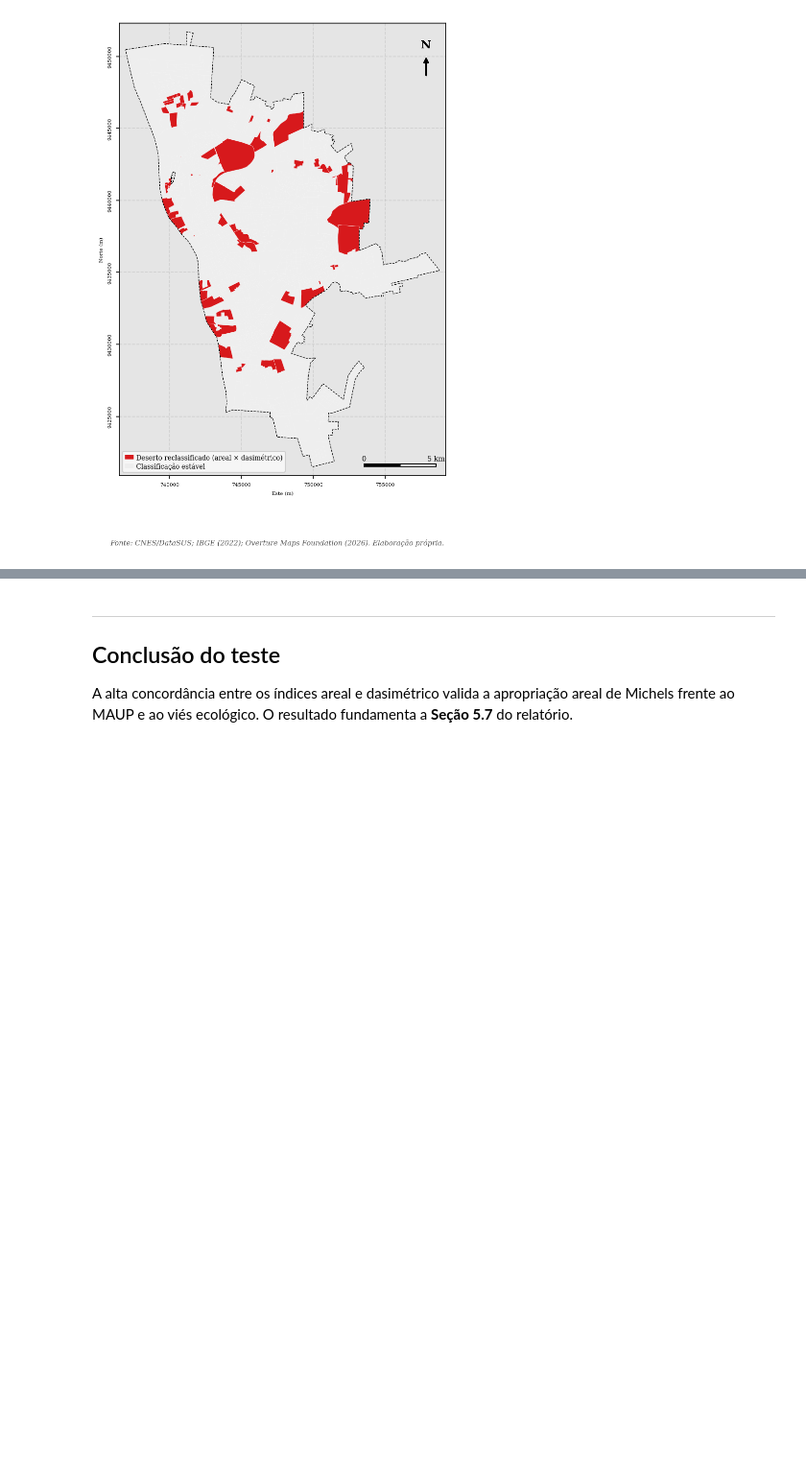
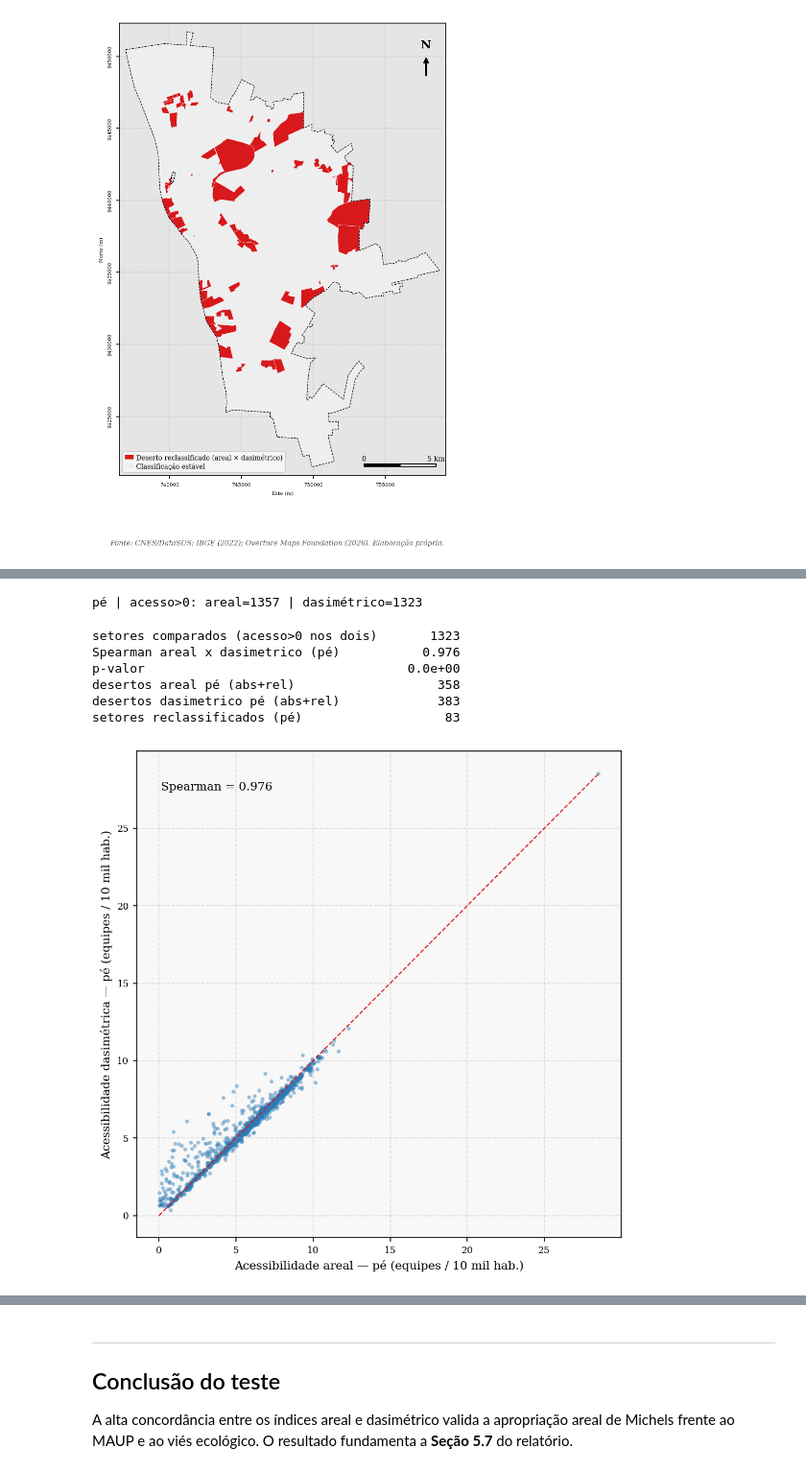
Before and after one commit to felipedantas-pi/ae2sfca-ubs, a Jupyter notebook: notebooks/05.2_Robustez_Dasimetrica.ipynb, the cells around one changed output, grey strips where cells are left out. Shown at 96% size. Saved outputs shown, nothing was run; the diff lists cells and outputs as text; code cells hidden in the pictures; blank space fills up the shorter version.

```diff
--- a/notebooks/05.2_Robustez_Dasimetrica.ipynb
+++ b/notebooks/05.2_Robustez_Dasimetrica.ipynb
@@ -266,0 +278,65 @@ plt.show()
+# %%
+# -- 9. ÍNDICES AREAL × DASIMÉTRICO NO MODO PEDESTRE --------------------------
+# Carrega as isócronas a pé (NB 04.1) e mapeia os pesos de decaimento (mesma lógica do carro).
+iso_pe = gpd.read_parquet(INT_ISOCRONAS / "zonaUrbana_5km_isocronas_pedestre.parquet").to_crs(CRS_METRICO)
+iso_pe["w"] = iso_pe["threshold_nominal"].map(PESOS)
+iso_pe = iso_pe[iso_pe["ubs_id"].isin(oferta[oferta > 0].index)]   # descarta UBS sem equipe
+
+# Reaproveita as MESMAS funções do modo carro — só muda a camada de isócronas.
+# 'res' (pegadas com população redistribuída) é independente do modo.
+setores["acess_areal_pe"] = setores["CD_SETOR"].map(ae2sfca_areal(iso_pe, setores, oferta)).fillna(0)
+setores["acess_dasi_pe"]  = setores["CD_SETOR"].map(ae2sfca_dasi(iso_pe, res, oferta)).fillna(0)
+
+print(f"pé | acesso>0: areal={int((setores['acess_areal_pe']>0).sum())} | "
+      f"dasimétrico={int((setores['acess_dasi_pe']>0).sum())}")
+# %% [output]
+pé | acesso>0: areal=1357 | dasimétrico=1323
+# %%
+# -- 10. COMPARAÇÃO AREAL × DASIMÉTRICO (PEDESTRE) ---------------------------
+LIMIAR_QUANTIL = 0.25   # já definido no modo carro; repetido aqui p/ a célula ser autossuficiente
+
+# considera só setores com acesso nos dois índices (Spearman precisa de pares válidos)
+m_pe = setores[(setores["acess_areal_pe"] > 0) & (setores["acess_dasi_pe"] > 0)]
+rho_pe, p_pe = spearmanr(m_pe["acess_areal_pe"], m_pe["acess_dasi_pe"])
+
+# desertos no formato absoluto + relativo, para os dois índices a pé
+for nome, col in [("areal_pe", "acess_areal_pe"), ("dasi_pe", "acess_dasi_pe")]:
+    limiar = setores.loc[setores[col] > 0, col].quantile(LIMIAR_QUANTIL)
+    setores[f"deserto_{nome}_abs"] = setores[col] == 0
+    setores[f"deserto_{nome}_rel"] = (setores[col] > 0) & (setores[col] <= limiar)
+    setores[f"deserto_{nome}"]     = setores[f"deserto_{nome}_abs"] | setores[f"deserto_{nome}_rel"]
+reclass_pe = int((setores["deserto_areal_pe"] != setores["deserto_dasi_pe"]).sum())
+
+resumo_pe = pd.Series({
+    "setores comparados (acesso>0 nos dois)": len(m_pe),
+    "Spearman areal x dasimetrico (pé)":      round(rho_pe, 3),
+    "p-valor":                                f"{p_pe:.1e}",
+    "desertos areal pé (abs+rel)":            int(setores["deserto_areal_pe"].sum()),
+    "desertos dasimetrico pé (abs+rel)":      int(setores["deserto_dasi_pe"].sum()),
+    "setores reclassificados (pé)":           reclass_pe,
+})
+resumo_pe.to_csv(TABELAS_NB / "nb052_robustez_dasimetrica_comparacao_pe.csv",
+                 sep=";", encoding="utf-8-sig")
+print(resumo_pe.to_string())
+# %% [output]
+setores comparados (acesso>0 nos dois)       1323
+Spearman areal x dasimetrico (pé)           0.976
+p-valor                                   0.0e+00
+desertos areal pé (abs+rel)                   358
+desertos dasimetrico pé (abs+rel)             383
+setores reclassificados (pé)                   83
+# %%
+# -- 11. FIGURA: dispersão areal × dasimétrico (pé), por 10 mil hab ----------
+fig, ax = plt.subplots(figsize=(6.5, 6.5))
+ax.scatter(m_pe["acess_areal_pe"] * 1e4, m_pe["acess_dasi_pe"] * 1e4,
+           s=6, alpha=0.35, color="#2C7BB6")
+lim = max((m_pe["acess_areal_pe"] * 1e4).max(), (m_pe["acess_dasi_pe"] * 1e4).max())
+ax.plot([0, lim], [0, lim], color="#D7191C", ls="--", lw=1)   # linha de identidade
+ax.set_xlabel("Acessibilidade areal — pé (equipes / 10 mil hab.)")
+ax.set_ylabel("Acessibilidade dasimétrica — pé (equipes / 10 mil hab.)")
+ax.text(0.05, 0.92, f"Spearman = {rho_pe:.3f}", transform=ax.transAxes, fontsize=10)
+fig.tight_layout()
+fig.savefig(FIGURAS_NB / "nb052_robustez_dasi_dispersao_pe.png", dpi=300, bbox_inches="tight")
+plt.show()
+# %% [output]
+[figure, added]
```
Also changed, not shown: parts of 9 cells of this notebook, 5 other files.
